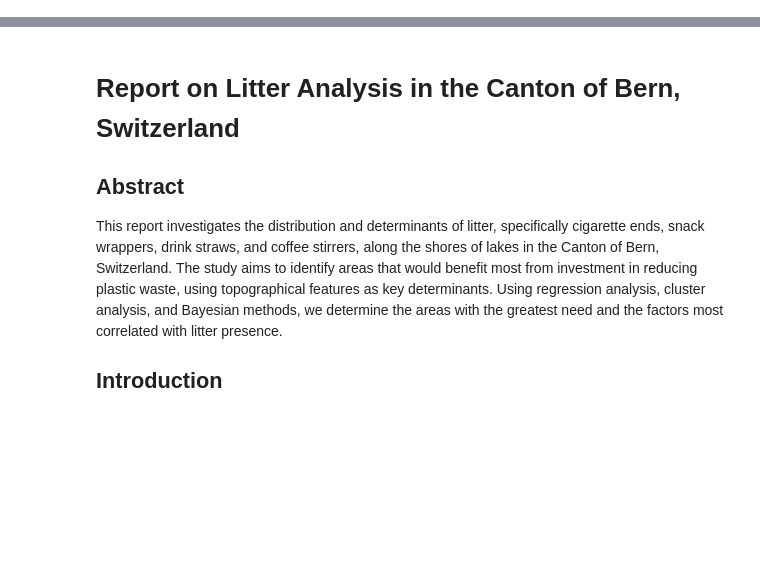
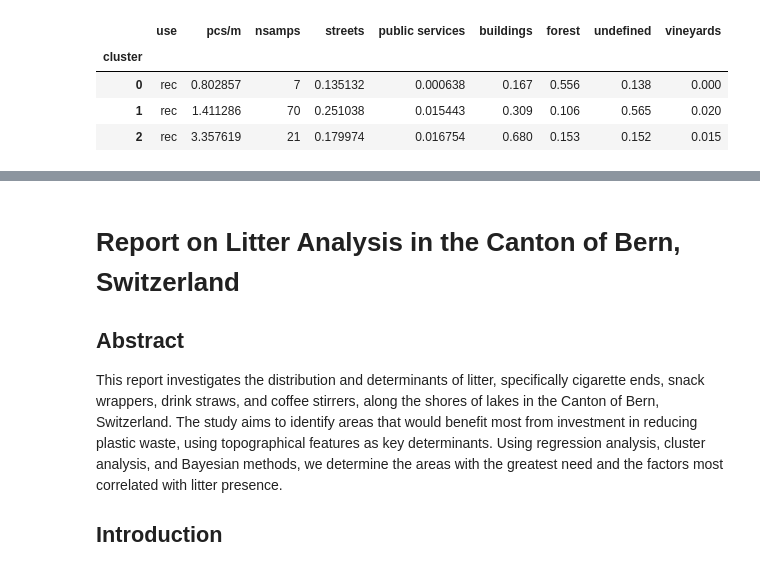
Before and after one commit to hammerdirt-analyst/feb_2024, a Jupyter notebook: machine_learning.ipynb, the cells around one changed output, grey strips where cells are left out. Drawn from its saved outputs; the diff is of its cells as text; code cells hidden in the pictures; blank space fills up the shorter version.

```diff
--- a/machine_learning.ipynb
+++ b/machine_learning.ipynb
@@ -213,0 +347,29 @@ cluster_summaryi
+# %%
+def clusters_by_use_case(cluster_data, use: str = 'pro', scaled_cols=scaled_cols, columns_to_cluster=['streets', *scaled_cols]):
+
+
+
+    cluster_p = cluster_data[cluster_data.use == use].copy()
+    nclusters = determine_optimal_clusters(cluster_p[columns_to_cluster])
+    kmeans = KMeans(n_clusters=nclusters[0], random_state=42).fit(cluster_p[columns_to_cluster])
+    cluster_p['cluster'] = kmeans.labels_
+    cluster_p[scaled_cols] = feature_scaler.inverse_transform(cluster_p[scaled_cols])
+    cluster_p['pcs/m'] = unscale_target(cluster_p['pcs/m'], target_scaler)
+
+    df = cluster_p.drop_duplicates('cluster').sort_values('cluster').set_index('cluster', drop=True)
+    pcs_m = cluster_p.groupby(['use', 'cluster'], as_index=False).agg({'pcs/m': 'mean'}).set_index('cluster', drop=True)
+    samps = cluster_p.groupby(['use', 'cluster'], as_index=False).agg({'pcs/m': 'count'}).rename(columns={'pcs/m':'nsamples'}).set_index('cluster', drop=True)
+    pcs_m['nsamps'] =samps.nsamples.values
+    df = pcs_m.merge(df[columns_to_cluster], left_index=True, right_index=True)
+
+    return cluster_p, df
+
+cluster_pro, summary_pro = clusters_by_use_case(cluster_d)
+cluster_rec, summary_rec = clusters_by_use_case(cluster_d, use='rec')
+summary_rec
+# %% [output]
+|  | use | pcs/m | nsamps | streets | public services | buildings | forest | undefined | vineyards |
+| cluster |  |  |  |  |  |  |  |  |  |
+| 0 | rec | 0.802857 | 7 | 0.135132 | 0.000638 | 0.167 | 0.556 | 0.138 | 0.000 |
+| 1 | rec | 1.411286 | 70 | 0.251038 | 0.015443 | 0.309 | 0.106 | 0.565 | 0.020 |
+| 2 | rec | 3.357619 | 21 | 0.179974 | 0.016754 | 0.680 | 0.153 | 0.152 | 0.015 |
```
Also changed, not shown: parts of 61 cells of this notebook, 12 other files.
